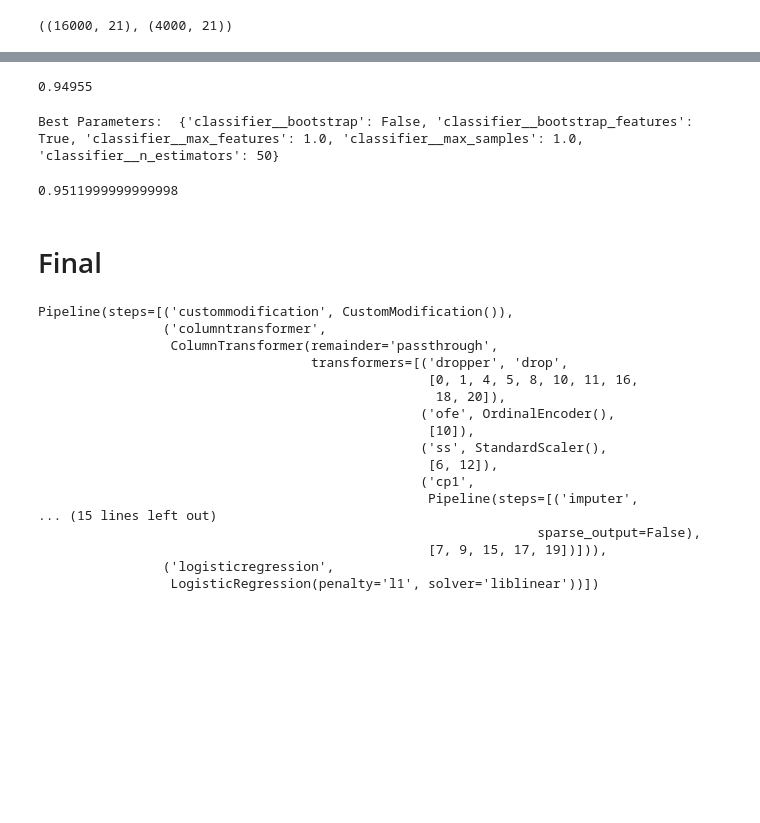
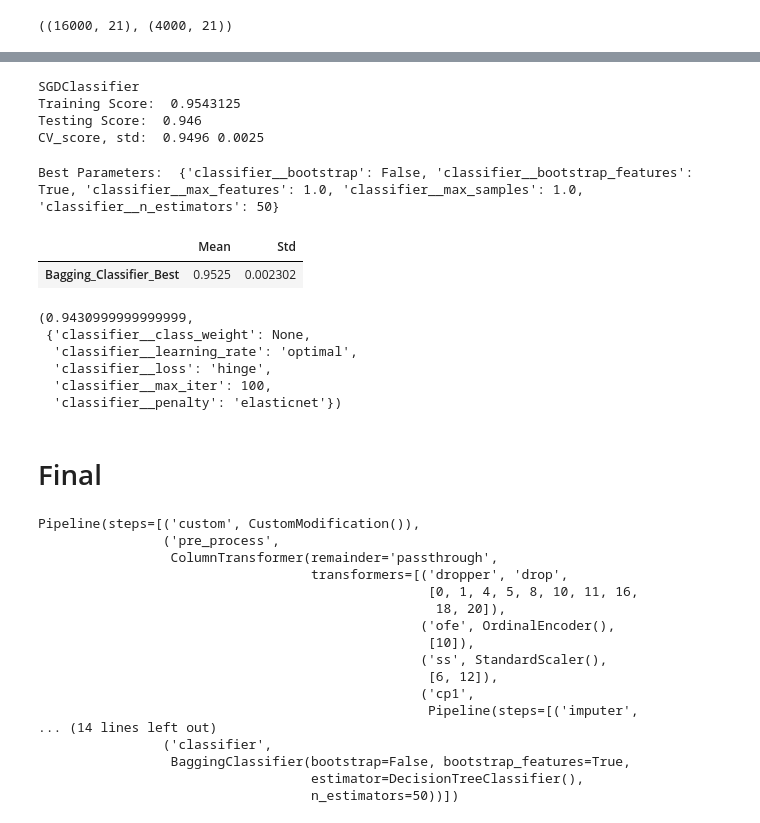
Before and after one commit to LokeshTiwari004/crime_cast, a Jupyter notebook: main.ipynb, the cells around one changed output, grey strips where cells are left out. Saved outputs shown, nothing was run; the diff lists cells and outputs as text; code cells hidden in the pictures; blank space fills up the shorter version.

```diff
--- a/main.ipynb
+++ b/main.ipynb
@@ -196,7 +233,14 @@ Testing Score:  0.951
-# %%
-skf = StratifiedKFold(n_splits=5, shuffle=True, random_state=1)
-cvl = cross_val_score(pipe4, X, y, cv=skf, scoring='accuracy')
-cvl.mean()
-# %% [output]
-0.94955
+# %%
+print('SGDClassifier')
+pipe5.fit(X_train, y_train_enc)
+print('Training Score: ', pipe5.score(X_train, y_train_enc))
+print('Testing Score: ', pipe5.score(X_test, y_test_enc))
+
+cvl = cross_val_score(pipe4, X, y, cv=skf, scoring='accuracy')
+print('CV_score, std: ', np.round(cvl.mean(), 4), np.round(cvl.std(), 4))
+# %% [output]
+SGDClassifier
+Training Score:  0.9543125
+Testing Score:  0.946
+CV_score, std:  0.9496 0.0025
 # %%
@@ -226,6 +268,20 @@ print("Best Parameters: ", grid_search.best_params_)
 # %% [output]
 Best Parameters:  {'classifier__bootstrap': False, 'classifier__bootstrap_features': True, 'classifier__max_features': 1.0, 'classifier__max_samples': 1.0, 'classifier__n_estimators': 50}
-# %%
-grid_search.best_score_
-# %% [output]
-0.9511999999999998
+# %%
+bgcv = make_pipeline(CustomModification(), pre_proc, BaggingClassifier(
+    DecisionTreeClassifier(),
+    n_estimators=80,
+    max_samples=1.0,
+    max_features=1.0,
+    bootstrap=False,
+    bootstrap_features=True,
+    random_state=0
+))
+cvl = cross_val_score(bgcv, X, y, cv=skf, scoring='accuracy')
+m, s = cvl.mean(), cvl.std()
+model_report = pd.DataFrame(dict(BaggingClassifier_best=[m, s]), index=['Mean', 'Std'])
+# %%
+model_report.transpose().head(1)
+# %% [output]
+|  | Mean | Std |
+| Bagging_Classifier_Best | 0.9525 | 0.002302 |
@@ -232,10 +313,20 @@ grid_search.best_score_
+# %%
+grid_search.best_score_, grid_search.best_params_
+# %% [output]
+(0.9430999999999999,
+ {'classifier__class_weight': None,
+  'classifier__learning_rate': 'optimal',
+  'classifier__loss': 'hinge',
+  'classifier__max_iter': 100,
+  'classifier__penalty': 'elasticnet'})
 # %% [markdown]
 # Final
 # %%
-pipe4.fit(X, y)
+model = grid_search.best_estimator_
+model.fit(X, y)
 # %% [output]
-Pipeline(steps=[('custommodification', CustomModification()),
-                ('columntransformer',
+Pipeline(steps=[('custom', CustomModification()),
+                ('pre_process',
                  ColumnTransformer(remainder='passthrough',
                                    transformers=[('dropper', 'drop',
                                                   [0, 1, 4, 5, 8, 10, 11, 16,
@@ -246,11 +337,11 @@ Pipeline(steps=[('custommodification', CustomModification()),
                                                   [6, 12]),
                                                  ('cp1',
                                                   Pipeline(steps=[('imputer',
-... (15 lines left out)
-                                                                sparse_output=False),
-                                                  [7, 9, 15, 17, 19])])),
-                ('logisticregression',
-                 LogisticRegression(penalty='l1', solver='liblinear'))])
+... (14 lines left out)
+                ('classifier',
+                 BaggingClassifier(bootstrap=False, bootstrap_features=True,
+                                   estimator=DecisionTreeClassifier(),
+                                   n_estimators=50))])
 # %%
 from google.colab import files
 uploaded = files.upload()
```
Also changed, not shown: parts of 15 cells of this notebook.
